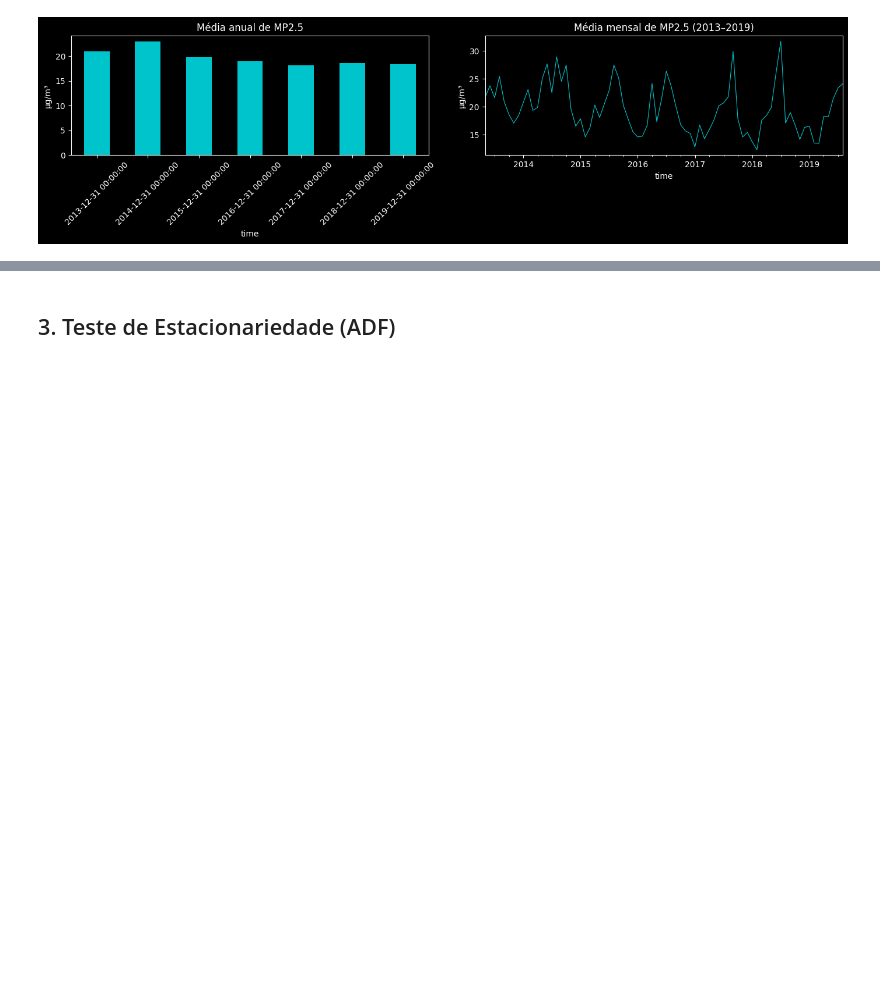
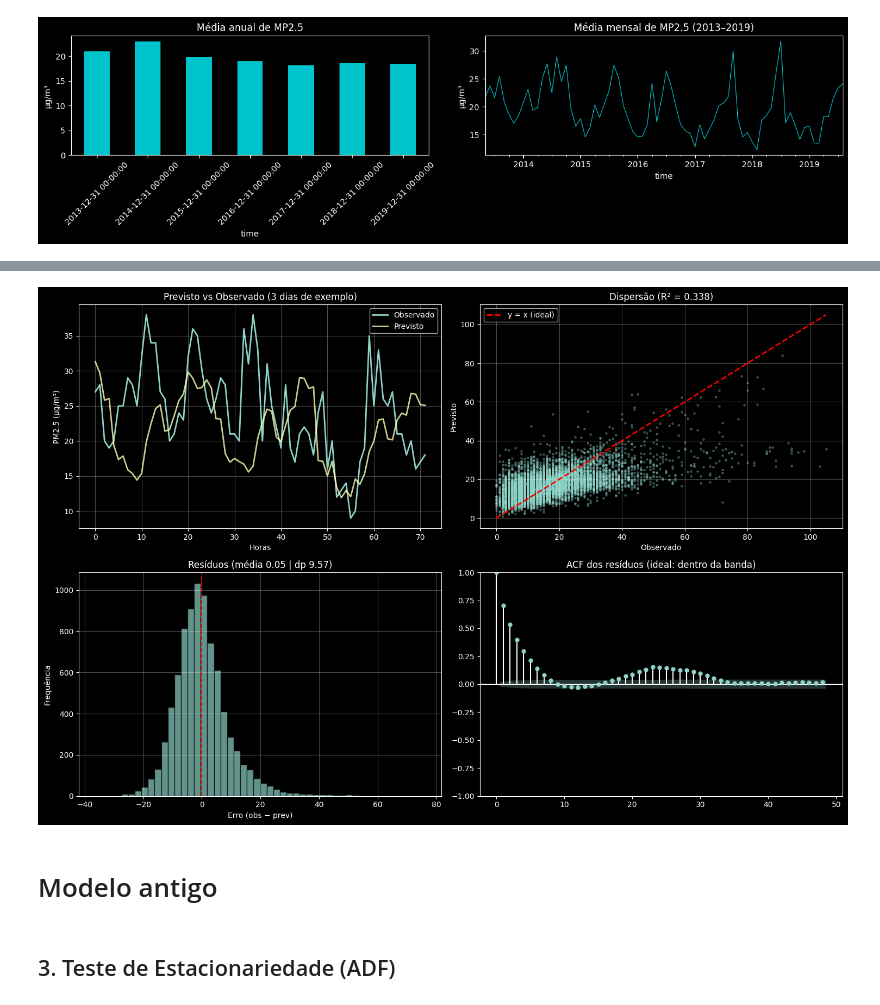
Before and after one commit to izabelcmn/respira_sp, a Jupyter notebook: notebook/Joao_sarimax_2013_2019.ipynb, the cells around one changed output, grey strips where cells are left out. Cells and saved outputs as stored; diff of their text form; code cells hidden in the pictures; blank space fills up the shorter version.

```diff
--- a/notebook/Joao_sarimax_2013_2019.ipynb
+++ b/notebook/Joao_sarimax_2013_2019.ipynb
@@ -134 +286,27 @@ plt.show()
+# %%
+residuos = y_true - y_pred
+fig, ax = plt.subplots(2, 2, figsize=(15, 10))
+
+ax[0,0].plot(y_true[:72], label="Observado", lw=2)
+ax[0,0].plot(y_pred[:72], label="Previsto", lw=2, alpha=0.8)
+ax[0,0].set_title("Previsto vs Observado (3 dias de exemplo)")
+ax[0,0].set_xlabel("Horas"); ax[0,0].set_ylabel("PM2.5 (µg/m³)"); ax[0,0].legend(); ax[0,0].grid(alpha=0.3)
+
+ax[0,1].scatter(y_true, y_pred, s=6, alpha=0.3)
+lim = [float(min(y_true.min(), y_pred.min())), float(max(y_true.max(), y_pred.max()))]
+ax[0,1].plot(lim, lim, "r--", lw=2, label="y = x (ideal)")
+ax[0,1].set_title(f"Dispersão (R² = {r2_score(y_true, y_pred):.3f})")
+ax[0,1].set_xlabel("Observado"); ax[0,1].set_ylabel("Previsto"); ax[0,1].legend(); ax[0,1].grid(alpha=0.3)
+
+ax[1,0].hist(residuos, bins=50, edgecolor="k", alpha=0.7); ax[1,0].axvline(0, color="r", ls="--")
+ax[1,0].set_title(f"Resíduos (média {residuos.mean():.2f} | dp {residuos.std():.2f})")
+ax[1,0].set_xlabel("Erro (obs − prev)"); ax[1,0].set_ylabel("Frequência"); ax[1,0].grid(alpha=0.3)
+
+plot_acf(residuos, lags=48, ax=ax[1,1])
+ax[1,1].set_title("ACF dos resíduos (ideal: dentro da banda)")
+plt.tight_layout(); plt.show()
+# %% [output]
+[figure, added]
+# %% [markdown]
+# Modelo antigo
 # %% [markdown]
```
Also changed, not shown: parts of 11 cells of this notebook, 1 other file.
